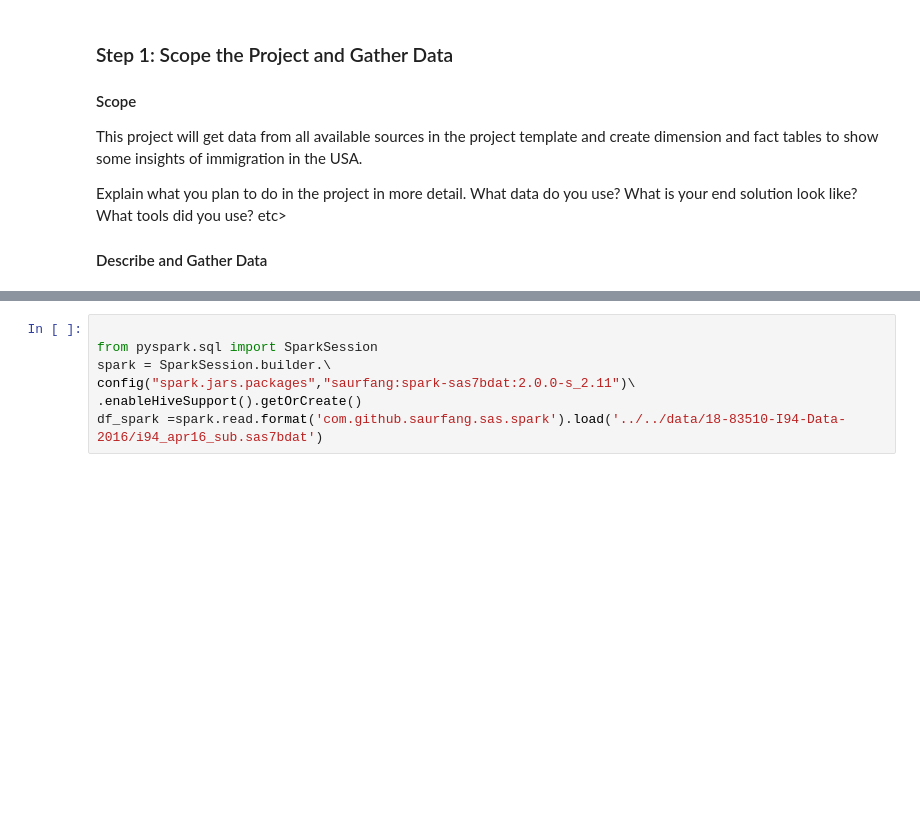
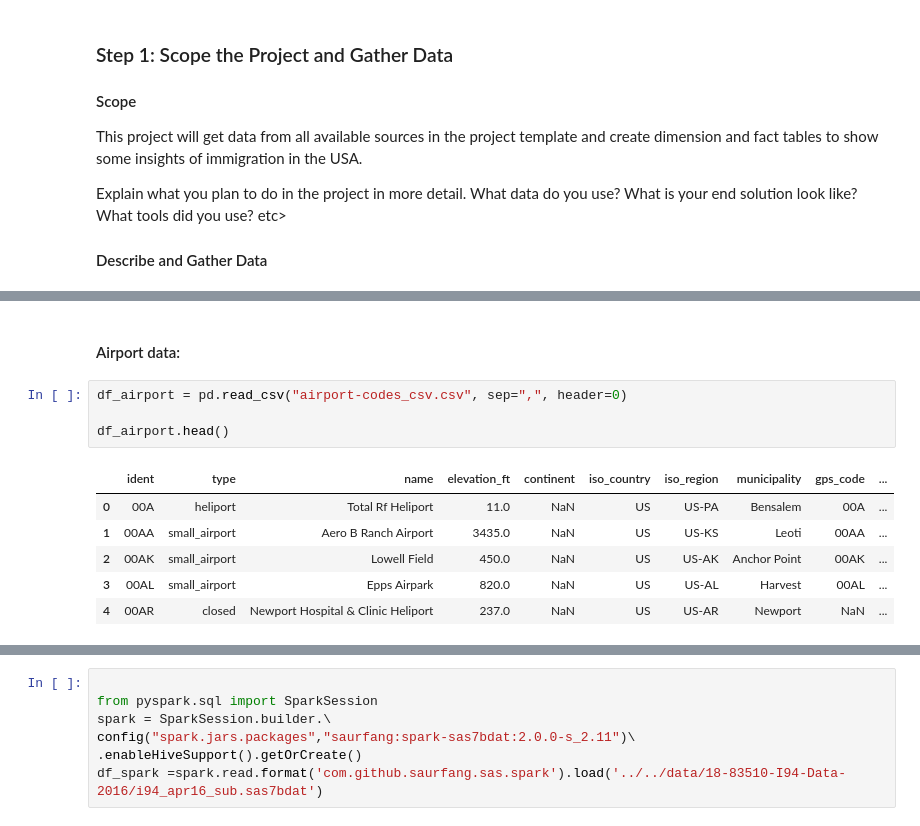
Before and after one commit to sbaezah/Udacity-Data-Engineering-Nanodegree, a Jupyter notebook: DEND-Capstone-Project/Capstone Project Template.ipynb, the cells around one changed output, grey strips where cells are left out. Saved outputs shown, nothing was run; the diff lists cells and outputs as text; blank space fills up the shorter version.

```diff
--- a/DEND-Capstone-Project/Capstone Project Template.ipynb
+++ b/DEND-Capstone-Project/Capstone Project Template.ipynb
@@ -40,0 +56,13 @@ Explain what you plan to do in the project in more detail. What data do you use?
+# %% [markdown]
+#### Airport data:
+# %%
+df_airport = pd.read_csv("airport-codes_csv.csv", sep=",", header=0)
+
+df_airport.head()
+# %% [output]
+|  | ident | type | name | elevation_ft | continent | iso_country | iso_region | municipality | gps_code | ... |
+| 0 | 00A | heliport | Total Rf Heliport | 11.0 | NaN | US | US-PA | Bensalem | 00A | ... |
+| 1 | 00AA | small_airport | Aero B Ranch Airport | 3435.0 | NaN | US | US-KS | Leoti | 00AA | ... |
+| 2 | 00AK | small_airport | Lowell Field | 450.0 | NaN | US | US-AK | Anchor Point | 00AK | ... |
+| 3 | 00AL | small_airport | Epps Airpark | 820.0 | NaN | US | US-AL | Harvest | 00AL | ... |
+| 4 | 00AR | closed | Newport Hospital & Clinic Heliport | 237.0 | NaN | US | US-AR | Newport | NaN | ... |
```
Also changed, not shown: parts of 13 cells of this notebook.
